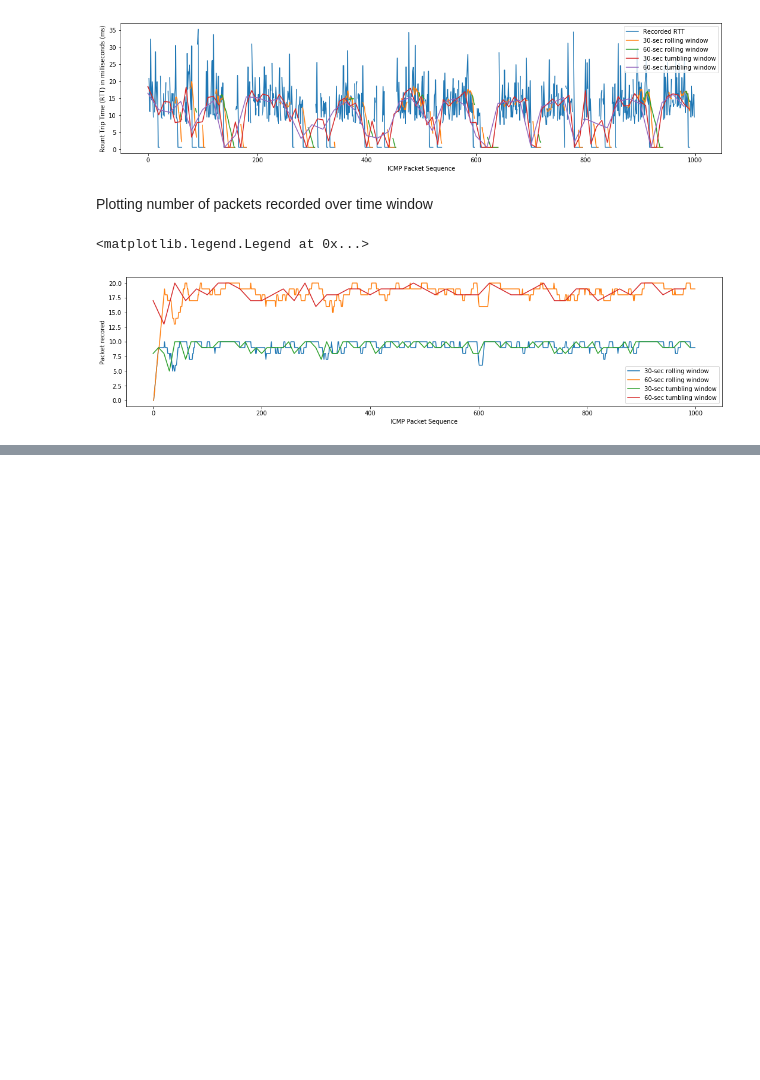
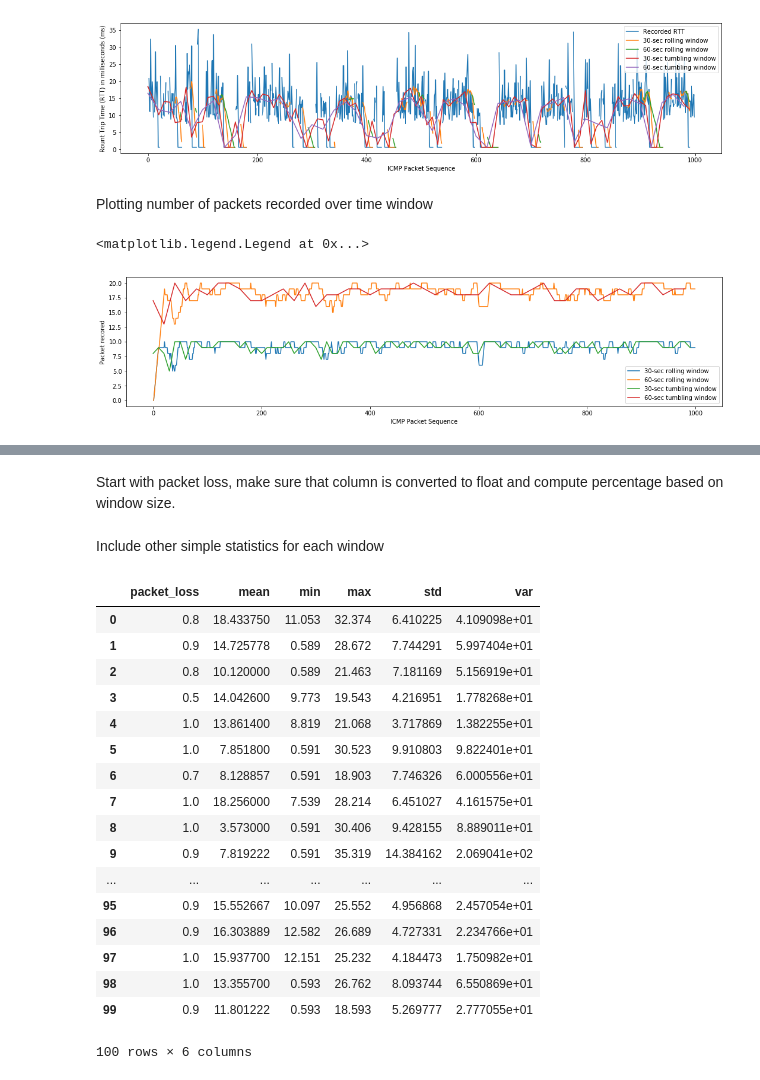
Before and after one commit to ichatz/iot-netprofiler, a Jupyter notebook: iot-lab-7nodes-1/InitialAnalysis.ipynb, the cells around one changed output, grey strips where cells are left out. Drawn from its saved outputs; the diff is of its cells as text; code cells hidden in the pictures; blank space fills up the shorter version.

Commit message:
Aggregating statistics into a new dataframe

```diff
--- a/iot-lab-7nodes-1/InitialAnalysis.ipynb
+++ b/iot-lab-7nodes-1/InitialAnalysis.ipynb
@@ -96,0 +101,2 @@ plt.legend()
+# %% [markdown]
+Start with packet loss, make sure that column is converted to float and compute percentage based on window size.
@@ -96,0 +109,2 @@ plt.legend()
+# %% [markdown]
+Include other simple statistics for each window
@@ -96,0 +117,21 @@ plt.legend()
+# %%
+stats
+# %% [output]
+|  | packet_loss | mean | min | max | std | var |
+| 0 | 0.8 | 18.433750 | 11.053 | 32.374 | 6.410225 | 4.109098e+01 |
+| 1 | 0.9 | 14.725778 | 0.589 | 28.672 | 7.744291 | 5.997404e+01 |
+| 2 | 0.8 | 10.120000 | 0.589 | 21.463 | 7.181169 | 5.156919e+01 |
+| 3 | 0.5 | 14.042600 | 9.773 | 19.543 | 4.216951 | 1.778268e+01 |
+| 4 | 1.0 | 13.861400 | 8.819 | 21.068 | 3.717869 | 1.382255e+01 |
+| 5 | 1.0 | 7.851800 | 0.591 | 30.523 | 9.910803 | 9.822401e+01 |
+| 6 | 0.7 | 8.128857 | 0.591 | 18.903 | 7.746326 | 6.000556e+01 |
+| 7 | 1.0 | 18.256000 | 7.539 | 28.214 | 6.451027 | 4.161575e+01 |
+| 8 | 1.0 | 3.573000 | 0.591 | 30.406 | 9.428155 | 8.889011e+01 |
+| 9 | 0.9 | 7.819222 | 0.591 | 35.319 | 14.384162 | 2.069041e+02 |
+| ... | ... | ... | ... | ... | ... | ... |
+| 95 | 0.9 | 15.552667 | 10.097 | 25.552 | 4.956868 | 2.457054e+01 |
+| 96 | 0.9 | 16.303889 | 12.582 | 26.689 | 4.727331 | 2.234766e+01 |
+| 97 | 1.0 | 15.937700 | 12.151 | 25.232 | 4.184473 | 1.750982e+01 |
+| 98 | 1.0 | 13.355700 | 0.593 | 26.762 | 8.093744 | 6.550869e+01 |
+| 99 | 0.9 | 11.801222 | 0.593 | 18.593 | 5.269777 | 2.777055e+01 |
+100 rows × 6 columns
```
Also changed, not shown: parts of 5 cells of this notebook.
